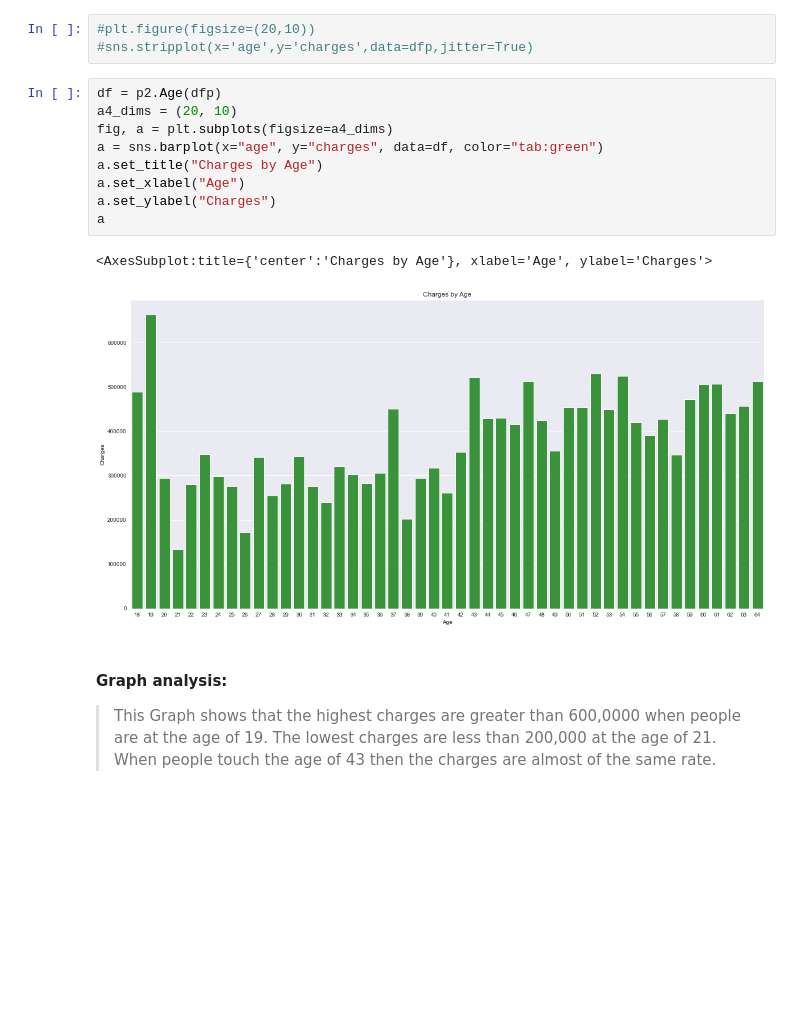
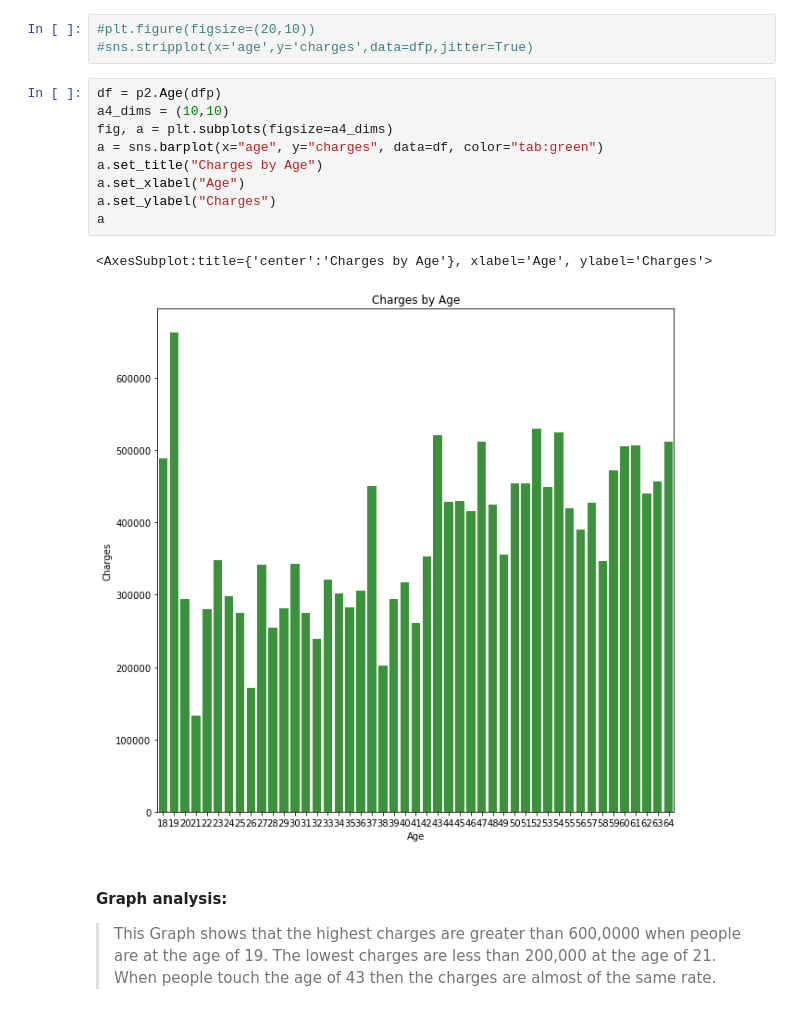
Before and after one commit to data301-2021-winter1/project-group60-project, a Jupyter notebook: notebooks/analysis2.ipynb, the cells around one changed output. Drawn from its saved outputs; the diff is of its cells as text; blank space fills up the shorter version.

```diff
--- a/notebooks/analysis2.ipynb
+++ b/notebooks/analysis2.ipynb
@@ -239,16 +239,16 @@ sns.jointplot(x='bmi',y='charges',data=dfp,kind='reg')
 #sns.stripplot(x='age',y='charges',data=dfp,jitter=True)
 # %%
 df = p2.Age(dfp)
-a4_dims = (20, 10)
+a4_dims = (10,10)
 fig, a = plt.subplots(figsize=a4_dims)
 a = sns.barplot(x="age", y="charges", data=df, color="tab:green")
 a.set_title("Charges by Age")
 a.set_xlabel("Age")
 a.set_ylabel("Charges")
 a
 # %% [output]
 <AxesSubplot:title={'center':'Charges by Age'}, xlabel='Age', ylabel='Charges'>
-[figure, old version]
+[figure, new version]
 # %% [markdown]
 #### Graph analysis:
 >This Graph shows that the highest charges are greater than 600,0000 when people are at the age of 19. The lowest charges are less than 200,000 at the age of 21. When people touch the age of 43 then the charges are almost of the same rate.
```
Also changed, not shown: parts of 2 cells of this notebook, 1 other file.
